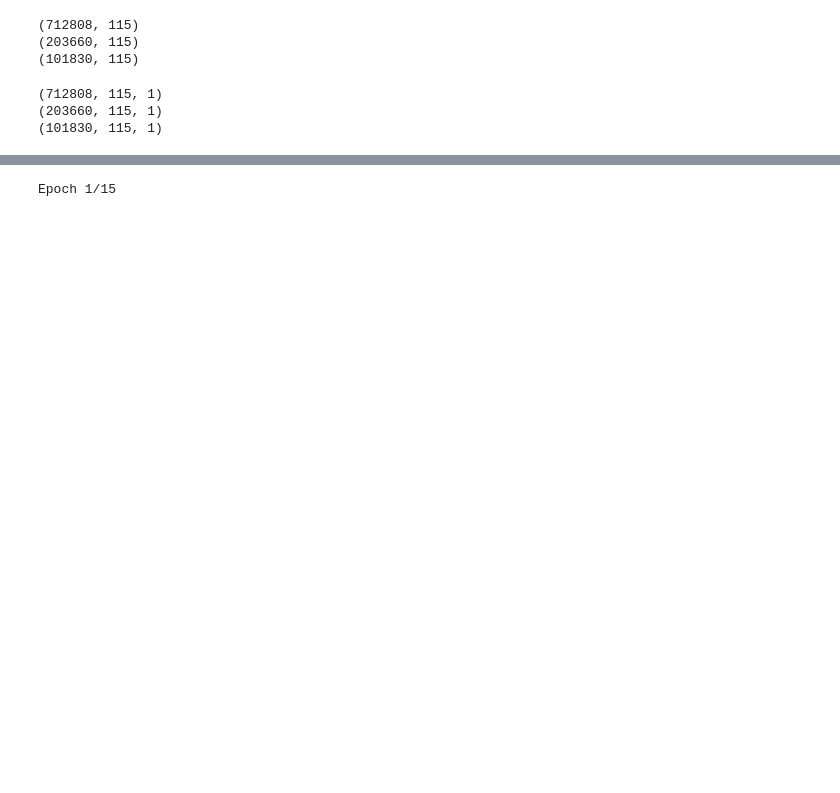
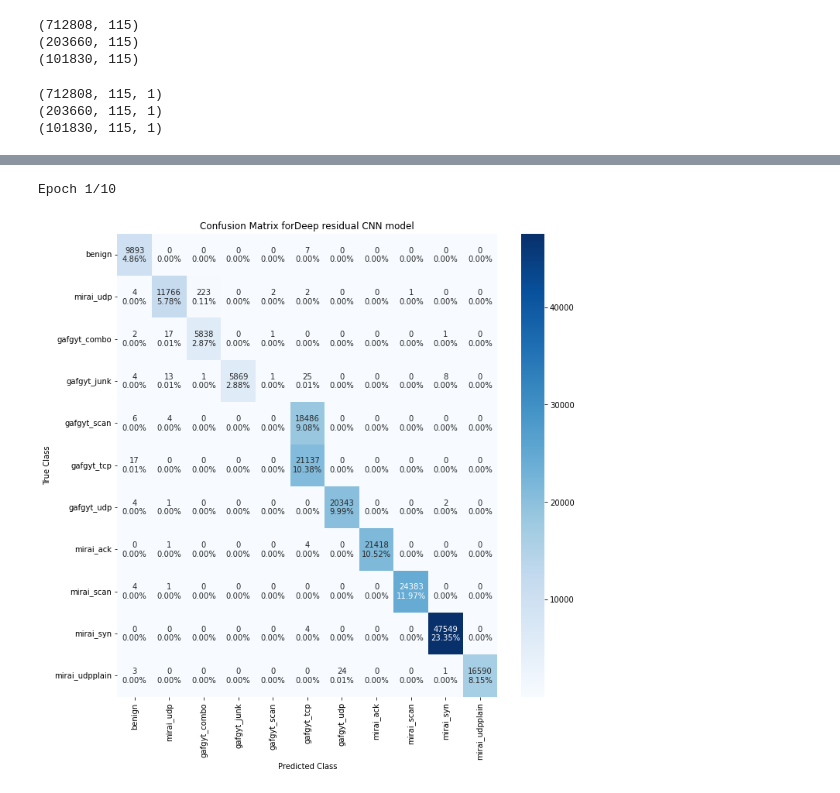
Before and after one commit to yasinicl/IoT-Intrusion-Detection, a Jupyter notebook: cnn+lstm.ipynb, the cells around one changed output, grey strips where cells are left out. Drawn from its saved outputs; the diff is of its cells as text; code cells hidden in the pictures; blank space fills up the shorter version.

```diff
--- a/cnn+lstm.ipynb
+++ b/cnn+lstm.ipynb
@@ -339,13 +226,13 @@ checkpoint = ModelCheckpoint('./'+modelName+'.h5',
 # %%
-epochs = 15
-batch_size = 512
-history = model.fit(x_train_cnn,y_train, batch_size=batch_size,
+epochs = 10
+batch_size = 256
+history = gru_model.fit(x_train_cnn,y_train, batch_size=batch_size,
     steps_per_epoch=x_train.shape[0] // batch_size,
     epochs=epochs,
-    validation_data=(x_validate_cnn,y_validate),
+    validation_data=(x_validate_cnn,y_validate)
     #validation_split=0.10,
-    callbacks=[learning_rate_reduction, checkpoint]
 )
+
 
 #1. Function to plot model's validation loss and validation accuracy
 def plot_model_history(model_history):
@@ -375,4 +262,36 @@ plot_model_history(history)
 with open('./History_'+modelName, 'wb') as file_pi:
         pickle.dump(history.history, file_pi)
 # %% [output]
-Epoch 1/15
+Epoch 1/10
+# %%
+from sklearn.metrics import accuracy_score, confusion_matrix, precision_recall_fscore_support,  roc_curve, auc
+import tensorflow as tf
+#model = tf.keras.models.load_model('/'+model_name+'.h5')
+
+y_pred = model.predict(x_test_cnn)
+
+y_pred_cm  = np.argmax(y_pred, axis=1)
+y_test_cm  = np.argmax(y_test, axis=1)
+
+cm = confusion_matrix(y_test_cm, y_pred_cm)
+
+group_counts = ["{0:0.0f}".format(value) for value in cm.flatten()]
+
+group_percentages = ["{0:.2%}".format(value) for value in cm.flatten()/np.sum(cm)]
+
+labels = [f"{v1}\n{v2}" for v1, v2 in zip(group_counts,group_percentages)]
+
+labels = np.asarray(labels).reshape(11,11)
+
+label = ['benign','mirai_udp','gafgyt_combo','gafgyt_junk','gafgyt_scan','gafgyt_tcp','gafgyt_udp'\
+        ,'mirai_ack','mirai_scan','mirai_syn','mirai_udpplain']
+
+plt.figure(figsize=(11,11))
+sns.heatmap(cm, xticklabels=label, yticklabels=label, annot=labels, fmt='', cmap="Blues", vmin = 0.2);
+plt.title('Confusion Matrix for'+ modelName+' model')
+plt.ylabel('True Class')
+plt.xlabel('Predicted Class')
+plt.savefig('./'+modelName+'_CM.png')
+plt.show()
+# %% [output]
+[figure, added]
```
Also changed, not shown: parts of 11 cells of this notebook, 3 other files.
